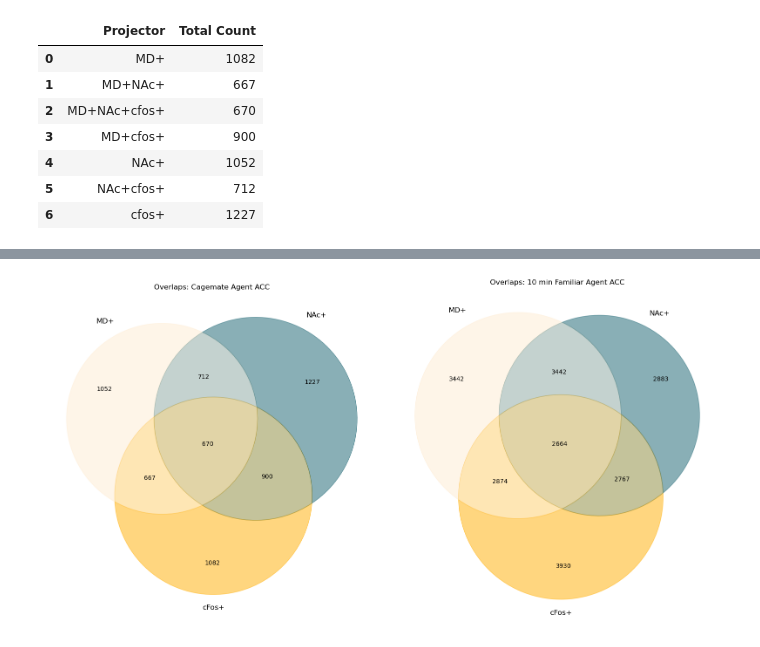
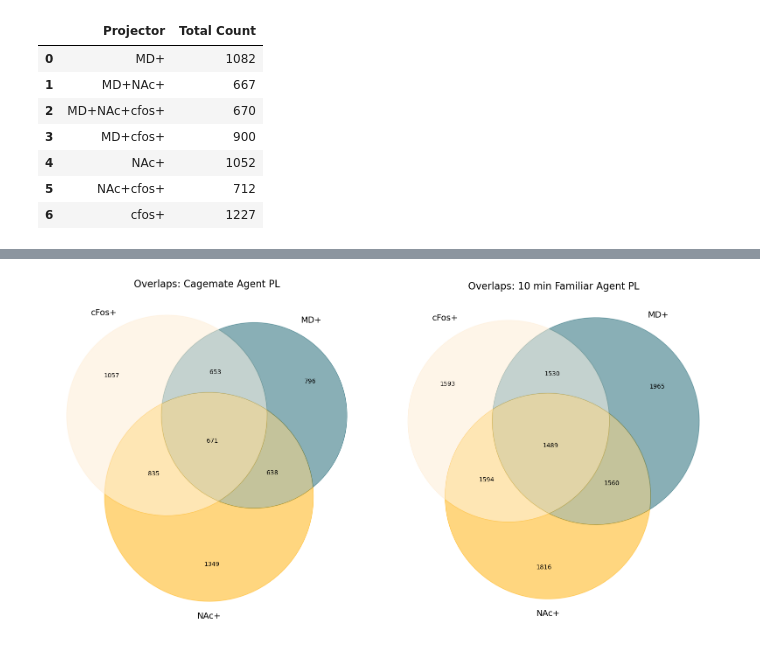
Before and after one commit to tomHep10/diff_fam_social_memory_ephys, a Jupyter notebook: sequioa/Venns_subregions_mpfc.ipynb, the cells around one changed output, grey strips where cells are left out. Drawn from its saved outputs; the diff is of its cells as text; code cells hidden in the pictures.

```diff
--- a/sequioa/Venns_subregions_mpfc.ipynb
+++ b/sequioa/Venns_subregions_mpfc.ipynb
@@ -252,29 +385,30 @@ import matplotlib.pyplot as plt
 from matplotlib_venn import venn3
 from matplotlib.colors import to_rgb, to_hex
 
-# Define a function to mix two colors
+# Function to blend two colors
 def blend_colors(color1, color2, ratio=0.5):
     rgb1 = to_rgb(color1)
     rgb2 = to_rgb(color2)
     blended_rgb = [ratio * c1 + (1 - ratio) * c2 for c1, c2 in zip(rgb1, rgb2)]
     return to_hex(blended_rgb)
 
-# Define a function to plot Venn diagrams with consistent colors and positions
+# Function to plot Venn diagram
 def plot_venn_diagram(ax, counts, title, labels, colors):
-    md, nac, cfos, md_nac, md_cfos, nac_cfos, md_nac_cfos = counts
+    # Unpack the counts
+    cfos_only, md_only, nac_only, md_cfos, nac_cfos, md_nac, md_nac_cfos = counts
 
     # Define the subset sizes
     subset_sizes = {
-        '100': cfos,        # Only cFos
-        '010': md,          # Only MD
-        '001': nac,         # Only NAc
-        '110': md_cfos,     # MD + cFos
-        '101': nac_cfos,    # NAc + cFos
-        '011': md_nac,      # MD + NAc
-        '111': md_nac_cfos   # cFos + MD + NAc
+        '100': cfos_only,        # Only cFos
+        '010': md_only,          # Only MD
+        '001': nac_only,         # Only NAc
+        '110': md_cfos,          # MD + cFos
+        '101': nac_cfos,         # NAc + cFos
+        '011': md_nac,           # MD + NAc
+        '111': md_nac_cfos       # MD + NAc + cFos
     }
 
-    # Plot the Venn diagram with consistent colors and positions
+    # Plot the Venn diagram
     venn = venn3(subsets=subset_sizes, set_labels=labels, ax=ax)
 
     # Assign colors to the regions
@@ -293,55 +427,61 @@ def plot_venn_diagram(ax, counts, title, labels, colors):
             venn.get_patch_by_id(subset).set_color(color)
             venn.get_patch_by_id(subset).set_alpha(0.5)
 
-    ax.set_title(title)
+    # Increase title size
+    ax.set_title(title, fontsize=16)  # Set the title font size
+
+
+    ax.set_title(title, fontsize=16)
+    for text in venn.set_labels:
+        text.set_fontsize(14)
 
 # Define the specific colors (hex codes)
 colors = ['#FEEDD3', '#15616F', '#FFAF00']  # cFos, MD, NAc respectively
 
-# Counts for "Cagemate Agent"
+# Counts for "Cagemate Agent" in PL region
 cagemate_counts = (
-    1227,  # Only cFos
-    1082,  # Only MD
-    1052,  # Only NAc
-    900,   # MD + cFos
-    712,   # NAc + cFos
-    667,   # MD + NAc
-    670    # MD + NAc + cFos
+    1057,  # Only cFos+
+    796,   # Only MD+
+    1349,  # Only NAc+
+    653,   # MD + cFos+
+    835,   # NAc + cFos+
+    638,   # MD + NAc+
+    671    # MD + NAc + cFos+
 )
 
-# Counts for "10 min Familiar Agent"
+# Counts for "10 min Familiar Agent" in PL region
 familiar_counts = (
-    2883,  # Only cFos
-    3930,  # Only MD
-    3442,  # Only NAc
-    2767,  # MD + cFos
-    3442,  # NAc + cFos
-    2874,  # MD + NAc
-    2664   # MD + NAc + cFos
+    1593,  # Only cFos+
+    1965,  # Only MD+
+    1816,  # Only NAc+
+    1530,  # MD + cFos+
+    1594,  # NAc + cFos+
+    1560,  # MD + NAc+
+    1489   # MD + NAc + cFos+
 )
 
 # Create subplots to place them side by side for comparison
 fig, axs = plt.subplots(1, 2, figsize=(16, 8))
 
 # Plot the Venn diagram for "Cagemate Agent"
 plot_venn_diagram(
     ax=axs[0],
     counts=cagemate_counts,
-    title="Overlaps: Cagemate Agent ACC",
-    labels=('MD+', 'NAc+', 'cFos+'),
+    title="Overlaps: Cagemate Agent PL",
+    labels=('cFos+', 'MD+', 'NAc+'),
     colors=colors
 )
 
 # Plot the Venn diagram for "10 min Familiar Agent"
 plot_venn_diagram(
     ax=axs[1],
     counts=familiar_counts,
-    title="Overlaps: 10 min Familiar Agent ACC",
-    labels=('MD+', 'NAc+', 'cFos+'),
+    title="Overlaps: 10 min Familiar Agent PL",
+    labels=('cFos+', 'MD+', 'NAc+'),
     colors=colors
 )
 
 plt.tight_layout()
 plt.show()
 # %% [output]
-[figure, old version]
+[figure, new version]
```
Also changed, not shown: parts of 11 cells of this notebook, 2 other files.
